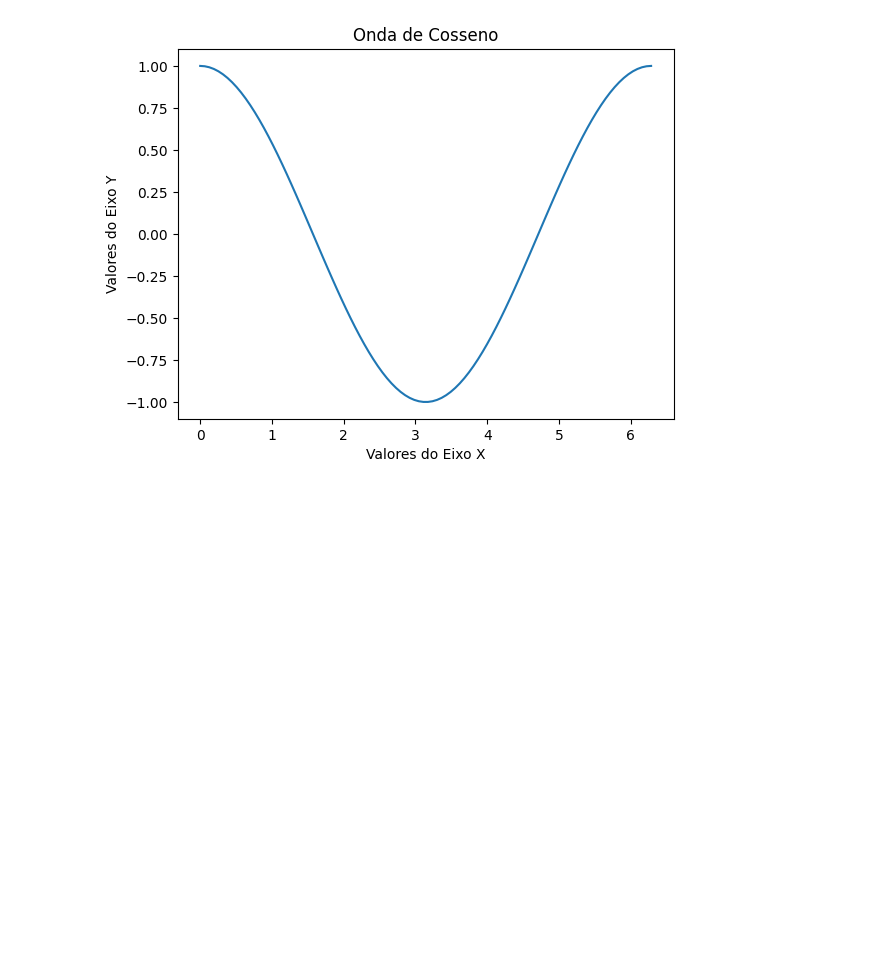
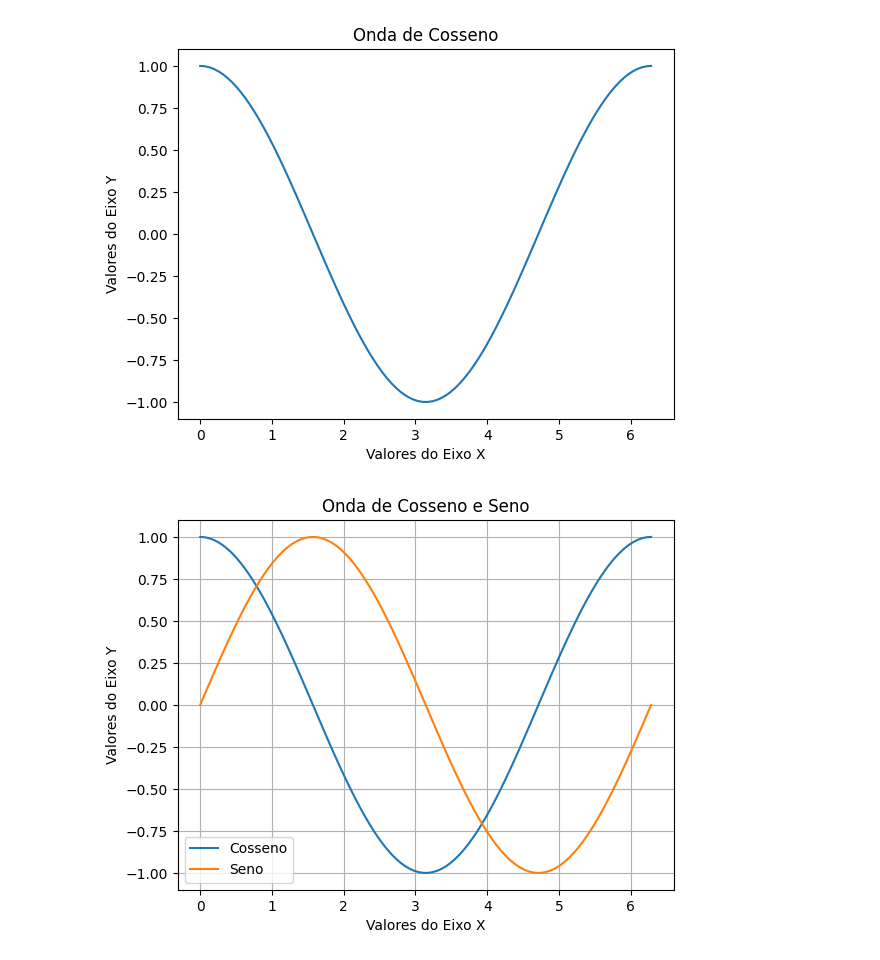
Before and after one commit to Jk-Pascoal/projeto-titanic, a Jupyter notebook: matplotlib-fundamentos/01_Introducao_e_Anatomia.ipynb, the cells around one changed output. Drawn from its saved outputs; the diff is of its cells as text; code cells hidden in the pictures; blank space fills up the shorter version.

Commit message:
novas atualizacoes

```diff
--- a/matplotlib-fundamentos/01_Introducao_e_Anatomia.ipynb
+++ b/matplotlib-fundamentos/01_Introducao_e_Anatomia.ipynb
@@ -28,3 +28,25 @@ ax.set_ylabel("Valores do Eixo Y")
 plt.show()
 # %% [output]
 [figure]
+# %%
+# Cria uma nova figura e eixos
+fig, ax = plt.subplots()
+
+# Plota a primeira linha (cosseno)
+ax.plot(X, Y, label='Cosseno')
+
+# Plota uma segunda linha (seno)
+Y2 = np.sin(X)
+ax.plot(X, Y2, label='Seno')
+
+# Adiciona título, rótulos e legenda
+ax.set_title("Onda de Cosseno e Seno")
+ax.set_xlabel("Valores do Eixo X")
+ax.set_ylabel("Valores do Eixo Y")
+ax.legend()
+ax.grid(True)
+
+# Exibe o gráfico
+plt.show()
+# %% [output]
+[figure, added]
```
Also changed, not shown: 2 other files.
